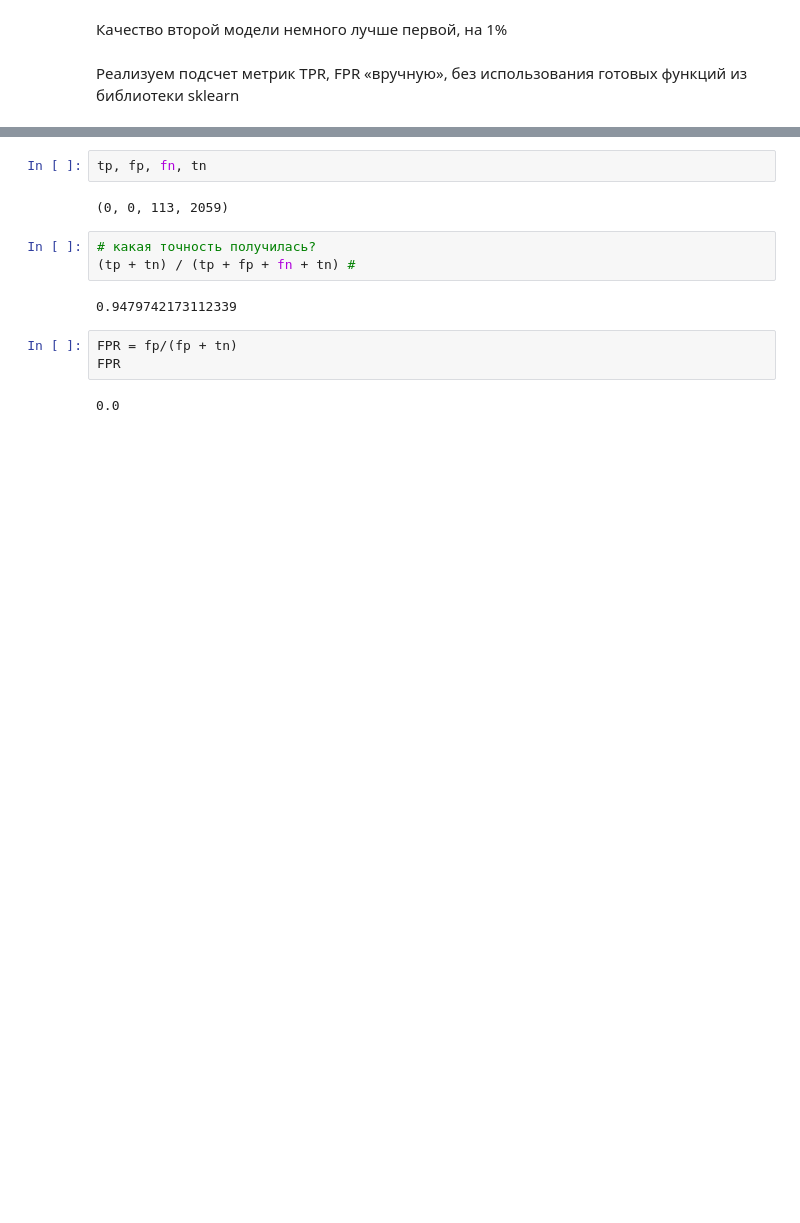
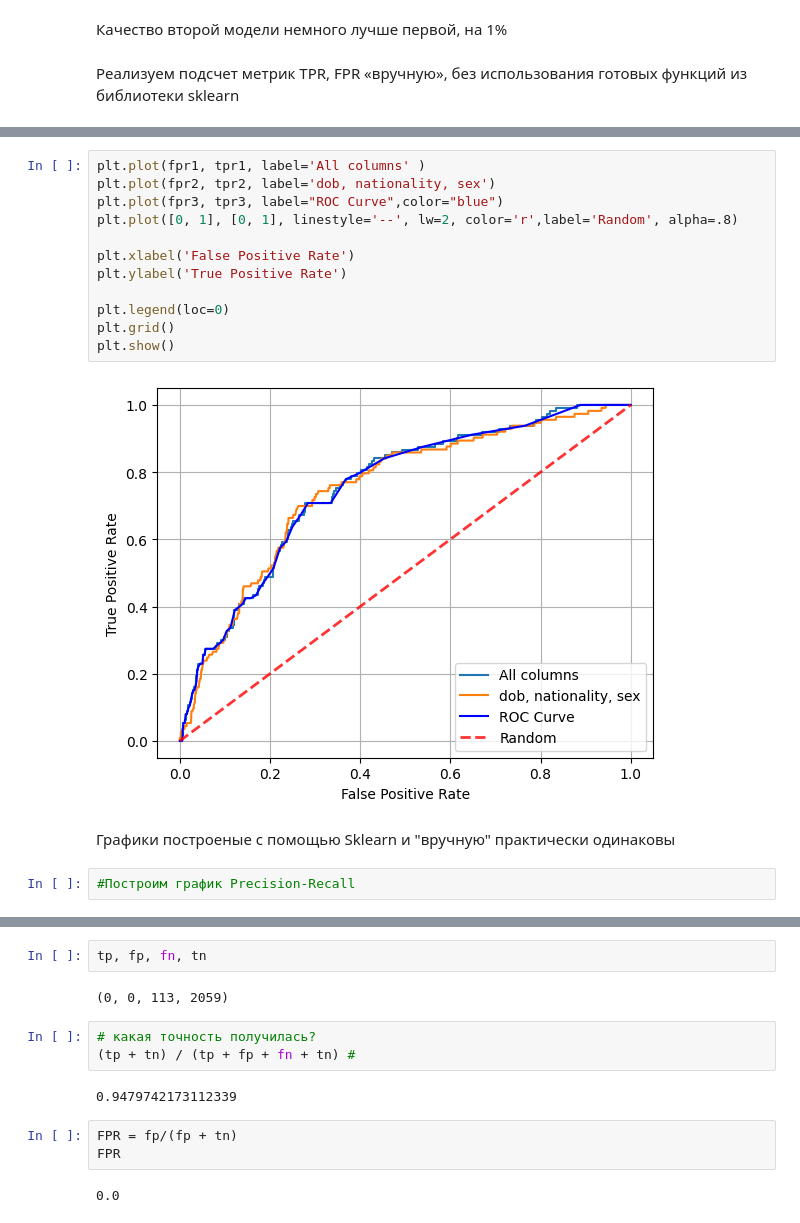
Before and after one commit to Nerobite/features_building_models, a Jupyter notebook: Assessing model accuracy.ipynb, the cells around one changed output, grey strips where cells are left out. Drawn from its saved outputs; the diff is of its cells as text; blank space fills up the shorter version.

```diff
--- a/Assessing model accuracy.ipynb
+++ b/Assessing model accuracy.ipynb
@@ -303,0 +327,18 @@ for predicted_prob, actual in zip(predictions[:, 1], Y_test_g):
+# %%
+plt.plot(fpr1, tpr1, label='All columns' )
+plt.plot(fpr2, tpr2, label='dob, nationality, sex')
+plt.plot(fpr3, tpr3, label="ROC Curve",color="blue")
+plt.plot([0, 1], [0, 1], linestyle='--', lw=2, color='r',label='Random', alpha=.8)
+
+plt.xlabel('False Positive Rate')
+plt.ylabel('True Positive Rate')
+
+plt.legend(loc=0)
+plt.grid()
+plt.show()
+# %% [output]
+[figure, new version]
+# %% [markdown]
+Графики построеные с помощью Sklearn и "вручную" практически одинаковы
+# %%
+#Построим график Precision-Recall
```
Also changed, not shown: parts of 36 cells of this notebook.
